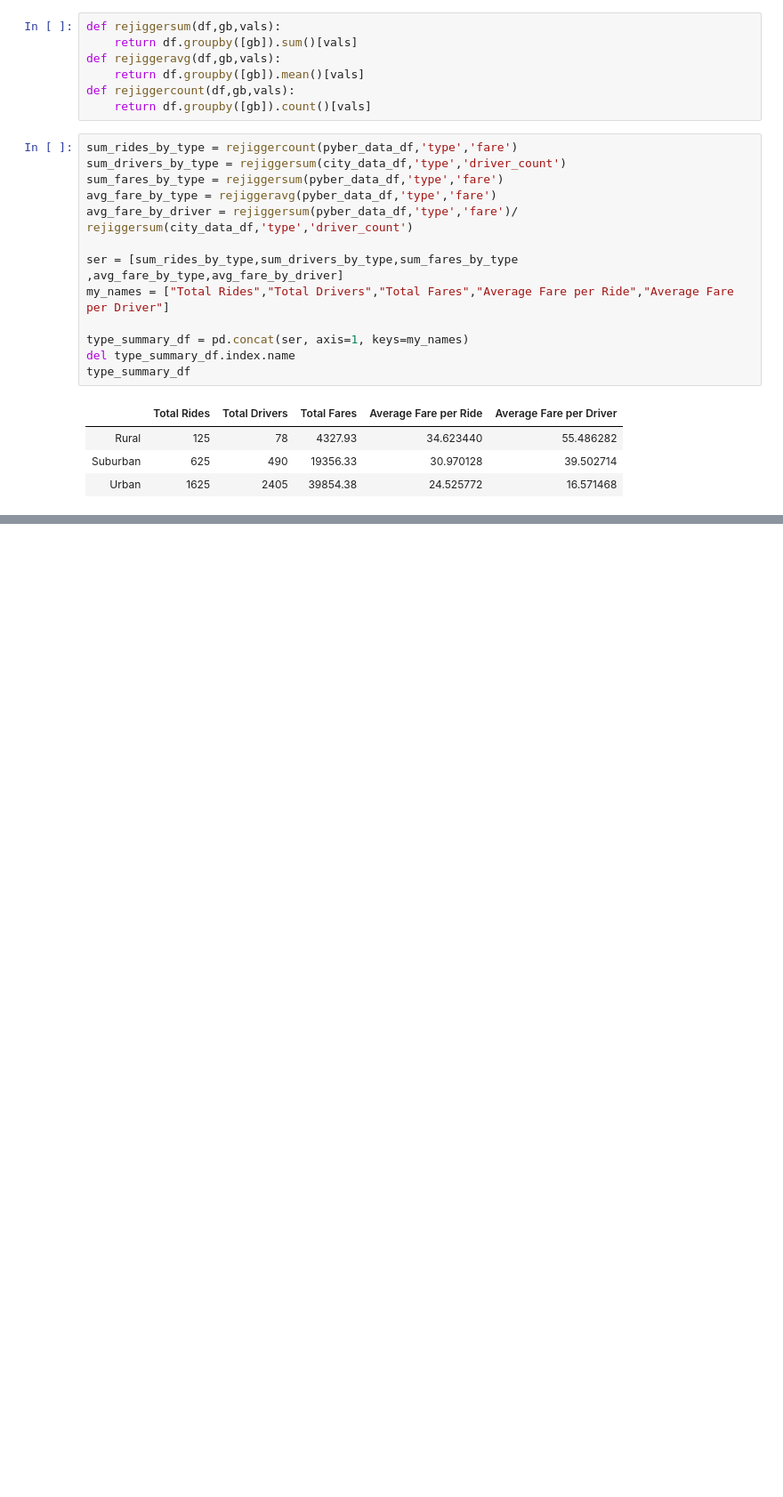
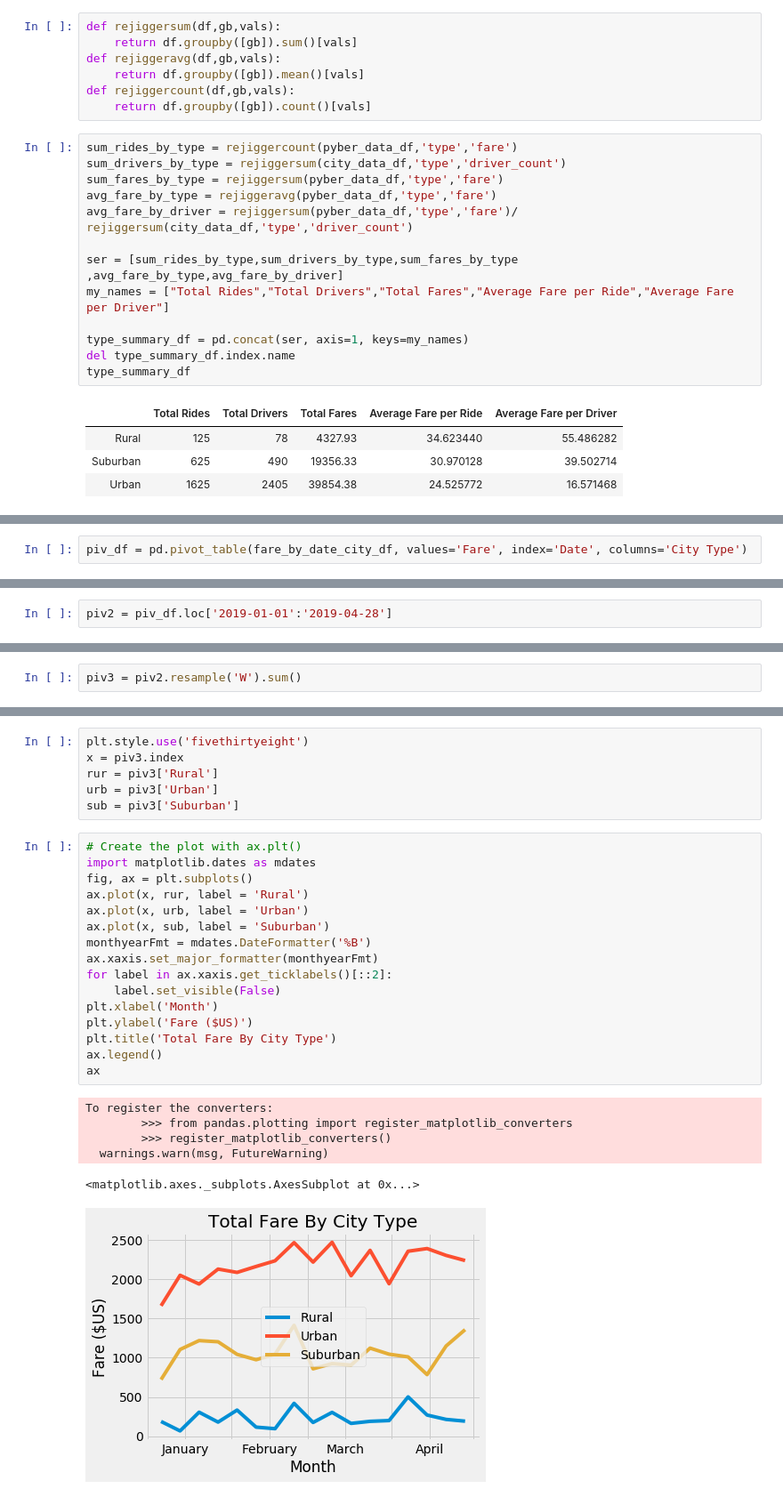
Before and after one commit to walexbarnes/PyBer_Analysis, a Jupyter notebook: Challenge.ipynb, the cells around one changed output, grey strips where cells are left out. Shown at 89% size. Saved outputs shown, nothing was run; the diff lists cells and outputs as text; blank space fills up the shorter version.

```diff
--- a/Challenge.ipynb
+++ b/Challenge.ipynb
@@ -45,0 +138,2 @@ type_summary_df
+# %%
+piv_df = pd.pivot_table(fare_by_date_city_df, values='Fare', index='Date', columns='City Type')
@@ -45,0 +147,2 @@ type_summary_df
+# %%
+piv2 = piv_df.loc['2019-01-01':'2019-04-28']
@@ -45,0 +156,2 @@ type_summary_df
+# %%
+piv3 = piv2.resample('W').sum()
@@ -45,0 +180,29 @@ type_summary_df
+# %%
+plt.style.use('fivethirtyeight')
+x = piv3.index
+rur = piv3['Rural']
+urb = piv3['Urban']
+sub = piv3['Suburban']
+# %%
+# Create the plot with ax.plt()
+import matplotlib.dates as mdates
+fig, ax = plt.subplots()
+ax.plot(x, rur, label = 'Rural')
+ax.plot(x, urb, label = 'Urban')
+ax.plot(x, sub, label = 'Suburban')
+monthyearFmt = mdates.DateFormatter('%B')
+ax.xaxis.set_major_formatter(monthyearFmt)
+for label in ax.xaxis.get_ticklabels()[::2]:
+    label.set_visible(False)
+plt.xlabel('Month')
+plt.ylabel('Fare ($US)')
+plt.title('Total Fare By City Type')
+ax.legend()
+ax
+# %% [output]
+To register the converters:
+        >>> from pandas.plotting import register_matplotlib_converters
+        >>> register_matplotlib_converters()
+  warnings.warn(msg, FutureWarning)
+<matplotlib.axes._subplots.AxesSubplot at 0x...>
+[figure, added]
```
Also changed, not shown: parts of 19 cells of this notebook.
